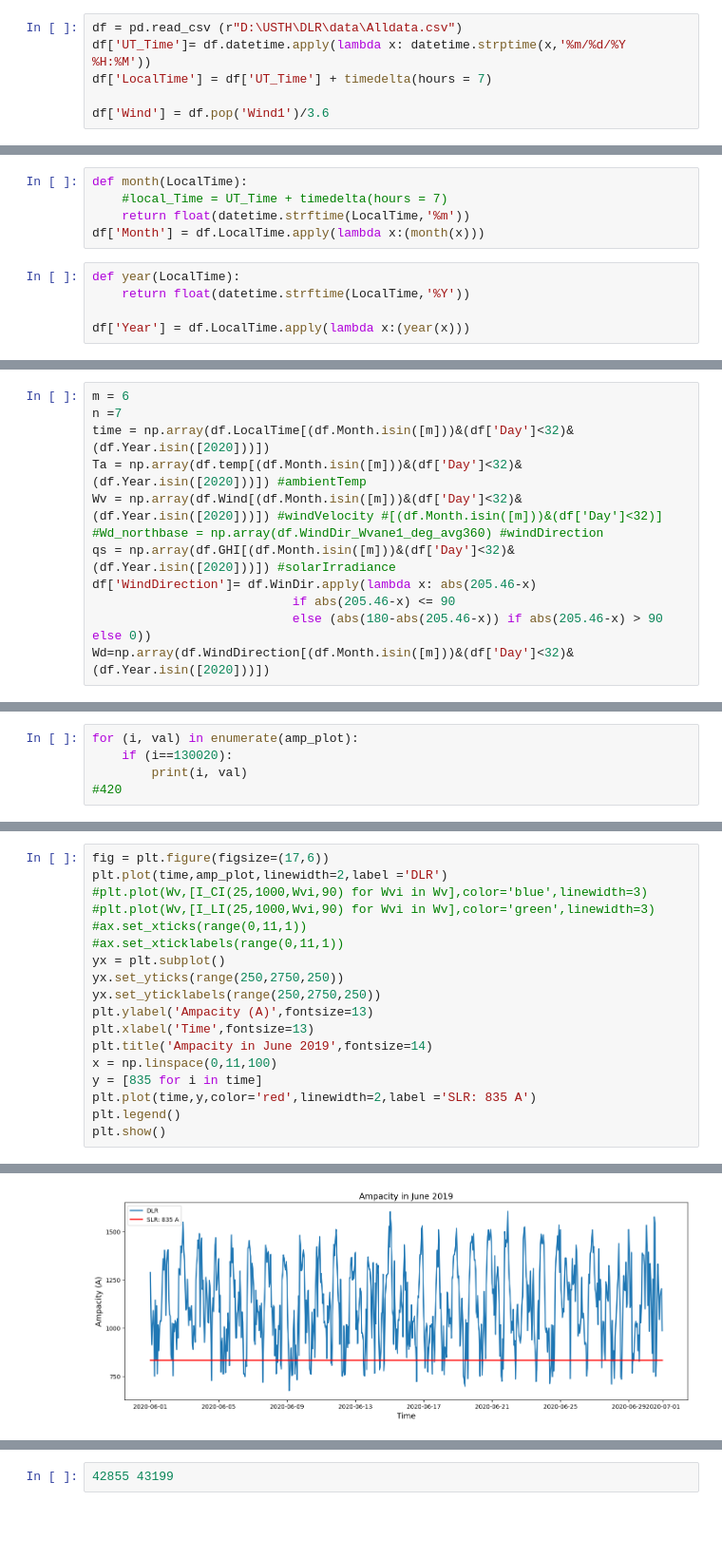
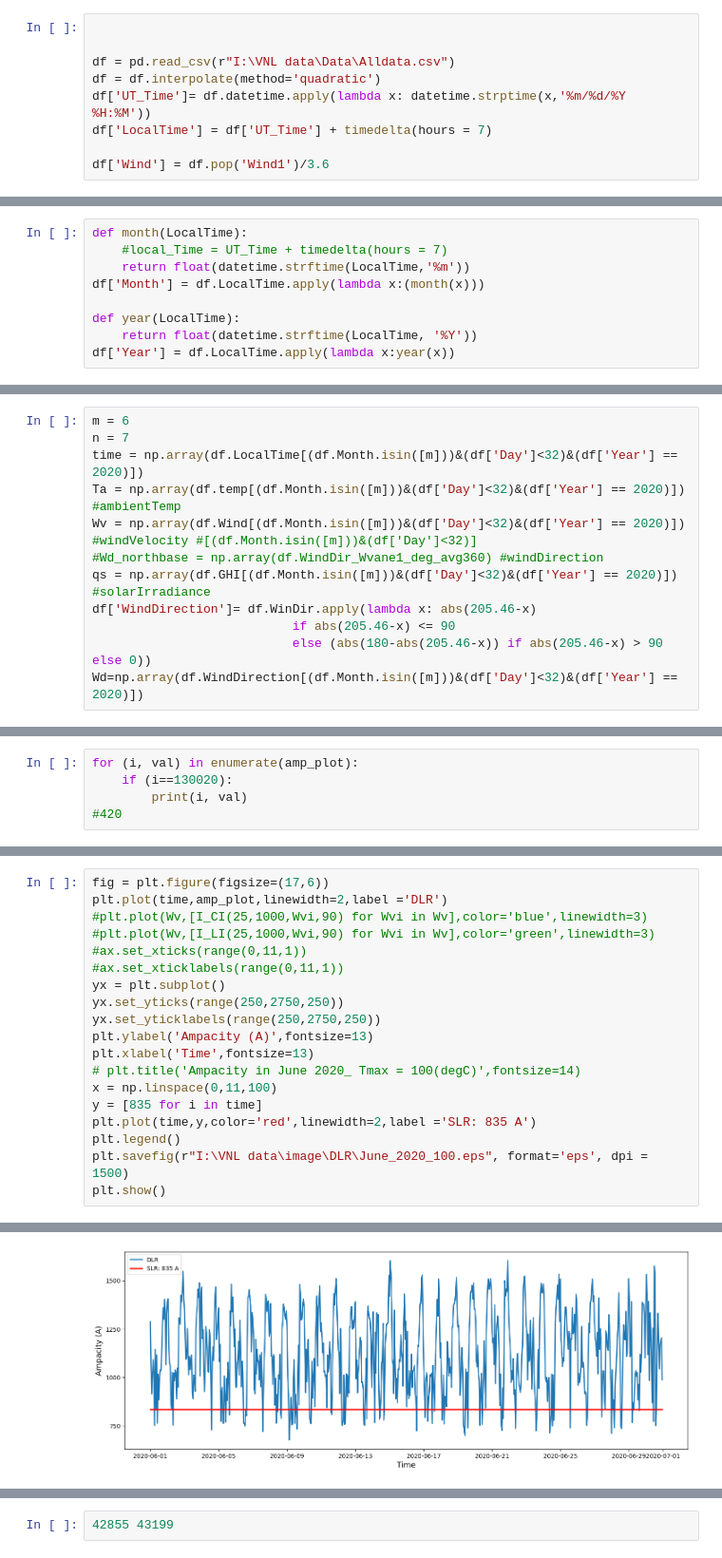
Before and after one commit to tranminh8226/Tran-Minh-Khoi-and-Nhat-Le-Group-Project-2023-USTH, a Jupyter notebook: AMPACITY.ipynb, the cells around one changed output, grey strips where cells are left out. Shown at 95% size. Cells and saved outputs as stored; diff of their text form; blank space fills up the shorter version.

```diff
--- a/AMPACITY.ipynb
+++ b/AMPACITY.ipynb
@@ -24,7 +24,10 @@ def acosd(d):
 def asind(c):
     return math.degrees(asin(c))
 # %%
-df = pd.read_csv (r"D:\USTH\DLR\data\Alldata.csv")
+
+
+df = pd.read_csv(r"I:\VNL data\Data\Alldata.csv")
+df = df.interpolate(method='quadratic')
 df['UT_Time']= df.datetime.apply(lambda x: datetime.strptime(x,'%m/%d/%Y %H:%M'))
 df['LocalTime'] = df['UT_Time'] + timedelta(hours = 7)
 
@@ -38,11 +56,10 @@ def month(LocalTime):
     #local_Time = UT_Time + timedelta(hours = 7)
     return float(datetime.strftime(LocalTime,'%m'))
 df['Month'] = df.LocalTime.apply(lambda x:(month(x)))
+
+def year(LocalTime):
+    return float(datetime.strftime(LocalTime, '%Y'))
+df['Year'] = df.LocalTime.apply(lambda x:year(x))
-# %%
-def year(LocalTime):
-    return float(datetime.strftime(LocalTime,'%Y'))
-
-df['Year'] = df.LocalTime.apply(lambda x:(year(x)))
 # %%
 def month_day(LocalTime):
     #local_Time = UT_Time + timedelta(hours = 7)
@@ -251,12 +273,12 @@ print(sum_overall*1/60*np.sqrt(3)*220/(10**3))
 # %%
 m = 6
-n =7
-time = np.array(df.LocalTime[(df.Month.isin([m]))&(df['Day']<32)&(df.Year.isin([2020]))])
-Ta = np.array(df.temp[(df.Month.isin([m]))&(df['Day']<32)&(df.Year.isin([2020]))]) #ambientTemp
-Wv = np.array(df.Wind[(df.Month.isin([m]))&(df['Day']<32)&(df.Year.isin([2020]))]) #windVelocity #[(df.Month.isin([m]))&(df['Day']<32)]
+n = 7
+time = np.array(df.LocalTime[(df.Month.isin([m]))&(df['Day']<32)&(df['Year'] == 2020)])
+Ta = np.array(df.temp[(df.Month.isin([m]))&(df['Day']<32)&(df['Year'] == 2020)]) #ambientTemp
+Wv = np.array(df.Wind[(df.Month.isin([m]))&(df['Day']<32)&(df['Year'] == 2020)]) #windVelocity #[(df.Month.isin([m]))&(df['Day']<32)]
 #Wd_northbase = np.array(df.WindDir_Wvane1_deg_avg360) #windDirection
-qs = np.array(df.GHI[(df.Month.isin([m]))&(df['Day']<32)&(df.Year.isin([2020]))]) #solarIrradiance
+qs = np.array(df.GHI[(df.Month.isin([m]))&(df['Day']<32)&(df['Year'] == 2020)]) #solarIrradiance
 df['WindDirection']= df.WinDir.apply(lambda x: abs(205.46-x)
                            if abs(205.46-x) <= 90
                            else (abs(180-abs(205.46-x)) if abs(205.46-x) > 90 else 0))
-Wd=np.array(df.WindDirection[(df.Month.isin([m]))&(df['Day']<32)&(df.Year.isin([2020]))])
+Wd=np.array(df.WindDirection[(df.Month.isin([m]))&(df['Day']<32)&(df['Year'] == 2020)])
@@ -287,10 +321,11 @@ yx.set_yticks(range(250,2750,250))
 yx.set_yticklabels(range(250,2750,250))
 plt.ylabel('Ampacity (A)',fontsize=13)
 plt.xlabel('Time',fontsize=13)
-plt.title('Ampacity in June 2019',fontsize=14)
+# plt.title('Ampacity in June 2020_ Tmax = 100(degC)',fontsize=14)
 x = np.linspace(0,11,100)
 y = [835 for i in time]
 plt.plot(time,y,color='red',linewidth=2,label ='SLR: 835 A')
 plt.legend()
+plt.savefig(r"I:\VNL data\image\DLR\June_2020_100.eps", format='eps', dpi = 1500)
 plt.show()
 # %% [output]
@@ -297 +333 @@ plt.show()
-[figure, old version]
+[figure, new version]
```
Also changed, not shown: parts of 64 cells of this notebook.
